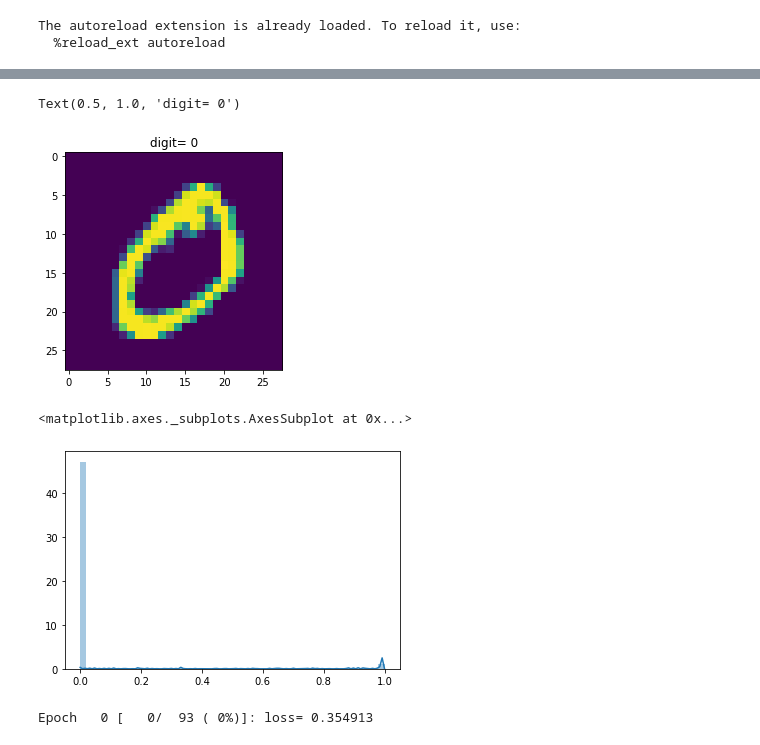
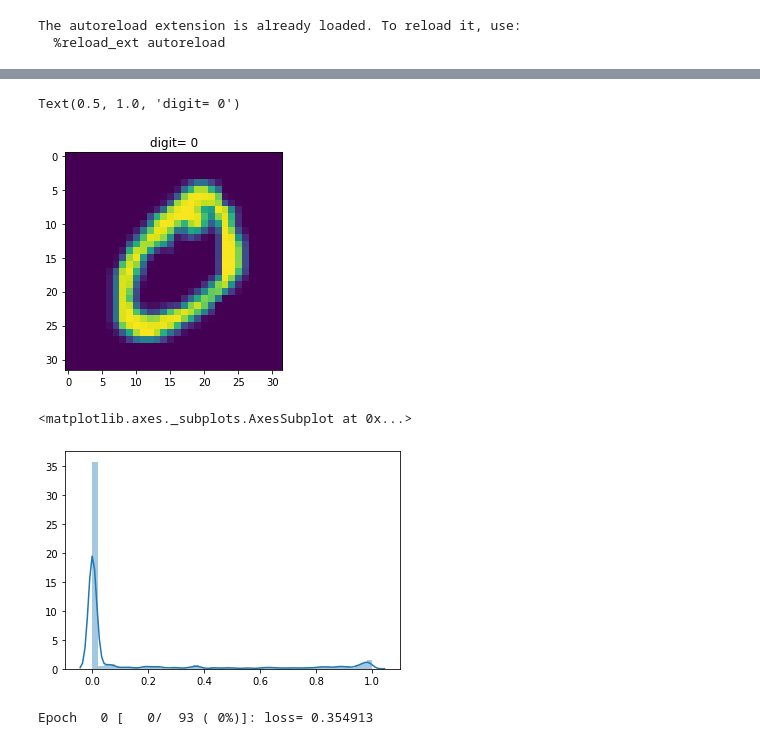
Before and after one commit to mIXs222/neuode, a Jupyter notebook: scripts/MNIST_neuode.ipynb, the cells around one changed output, grey strips where cells are left out. Cells and saved outputs as stored; diff of their text form; code cells hidden in the pictures.

```diff
--- a/scripts/MNIST_neuode.ipynb
+++ b/scripts/MNIST_neuode.ipynb
@@ -30,7 +35,7 @@ The autoreload extension is already loaded. To reload it, use:
 DPATH = '~/Documents/dataset'
 BATCH_TRAIN_SIZE = 64
 DIGIT = 0
-C_AUGMENT = 3
+C_AUGMENT = 0
 
 class MNISTDigit(torch.utils.data.Dataset):
 
@@ -63,12 +68,15 @@ class MNISTDigit(torch.utils.data.Dataset):
 
 
 mnist = torchvision.datasets.MNIST(DPATH, train=True, download=True,
-                             transform=torchvision.transforms.Compose([
-                               torchvision.transforms.ToTensor(),
-#                                torchvision.transforms.Normalize(
-#                                  (0.1307,), (0.3081,))
-                             ]))
-dmnist = MNISTDigit(mnist, DIGIT, C_AUGMENT)
+        transform=torchvision.transforms.Compose([
+            torchvision.transforms.Resize((32, 32)),
+            torchvision.transforms.ToTensor(),
+            # torchvision.transforms.Normalize((0.1307,), (0.3081,))
+    ]))
+dmnist = []
+for d in range(10):
+    print('loading digit', d)
+    dmnist.append(MNISTDigit(mnist, d, C_AUGMENT))
 
-train_loader = torch.utils.data.DataLoader(dmnist, batch_size=BATCH_TRAIN_SIZE, shuffle=True)
+train_loader = torch.utils.data.DataLoader(dmnist[DIGIT], batch_size=BATCH_TRAIN_SIZE, shuffle=True)
 mnist_loader = torch.utils.data.DataLoader(mnist, batch_size=BATCH_TRAIN_SIZE, shuffle=True)
@@ -75,16 +94,16 @@ mnist_loader = torch.utils.data.DataLoader(mnist, batch_size=BATCH_TRAIN_SIZE, s
 # %%
 # principle digit (mean)
-ideal_digit, label = dmnist[0]
+ideal_digit, label = dmnist[0][0]
 plt.imshow(ideal_digit[0, ...])
 plt.title('digit= %d'%label)
 # %% [output]
 Text(0.5, 1.0, 'digit= 0')
-[figure, old version]
+[figure, new version]
 # %%
 sns.distplot(ideal_digit.flatten())
 # %% [output]
 <matplotlib.axes._subplots.AxesSubplot at 0x...>
-[figure, old version]
+[figure, new version]
 # %%
 # build model
 cfn_specs = [
```
Also changed, not shown: parts of 21 cells of this notebook, 15 other files.
